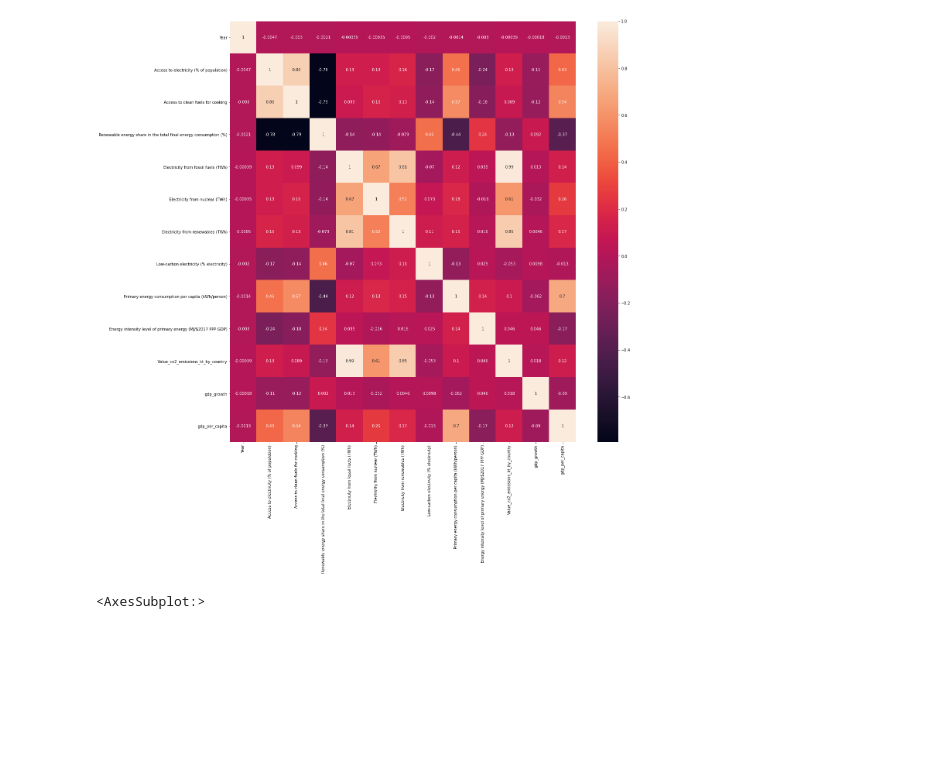
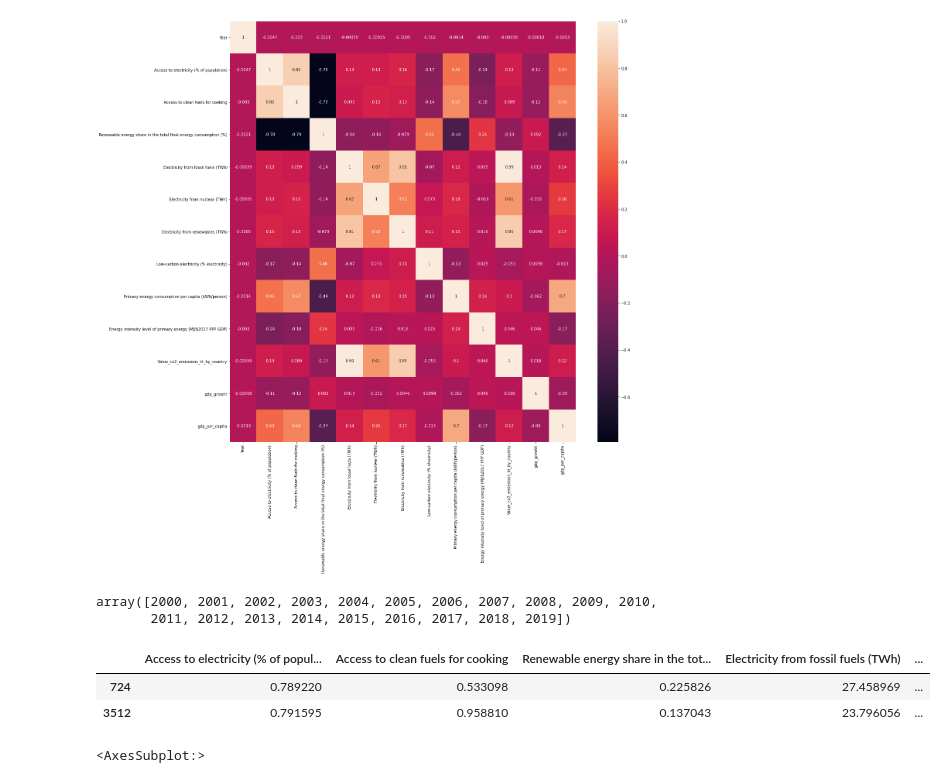
Before and after one commit to gauravjoshijo/CO2_Emission_Contribution_Model, a Jupyter notebook: Test_5.ipynb, the cells around one changed output. Cells and saved outputs as stored; diff of their text form; code cells hidden in the pictures; blank space fills up the shorter version.

```diff
--- a/Test_5.ipynb
+++ b/Test_5.ipynb
@@ -52,3 +52,16 @@ df_a= df[df['Entity'].isin(group_A)].drop(['Entity','Year'],axis=1)
+# %%
+df_a['Year'].unique()
+# %% [output]
+array([2000, 2001, 2002, 2003, 2004, 2005, 2006, 2007, 2008, 2009, 2010,
+       2011, 2012, 2013, 2014, 2015, 2016, 2017, 2018, 2019])
 # %%
-df_b=df[df['Entity'].isin(group_B)].drop(['Entity','Year'],axis=1)
+df_a_2010= df_a[df_a['Year']==2010].drop(['Entity','Year'],axis=1)
+df_b_2010= df_b[df_b['Year']==2010].drop(['Entity','Year'],axis=1)
+df_c_2010= df_c[df_c['Year']==2010].drop(['Entity','Year'],axis=1)
+# %%
+df_a_2010.head()
+# %% [output]
+|  | Access to electricity (% of popul... | Access to clean fuels for cooking | Renewable energy share in the tot... | Electricity from fossil fuels (TWh) | ... |
+| 724 | 0.789220 | 0.533098 | 0.225826 | 27.458969 | ... |
+| 3512 | 0.791595 | 0.958810 | 0.137043 | 23.796056 | ... |
 # %%
```
Also changed, not shown: parts of 23 cells of this notebook.
